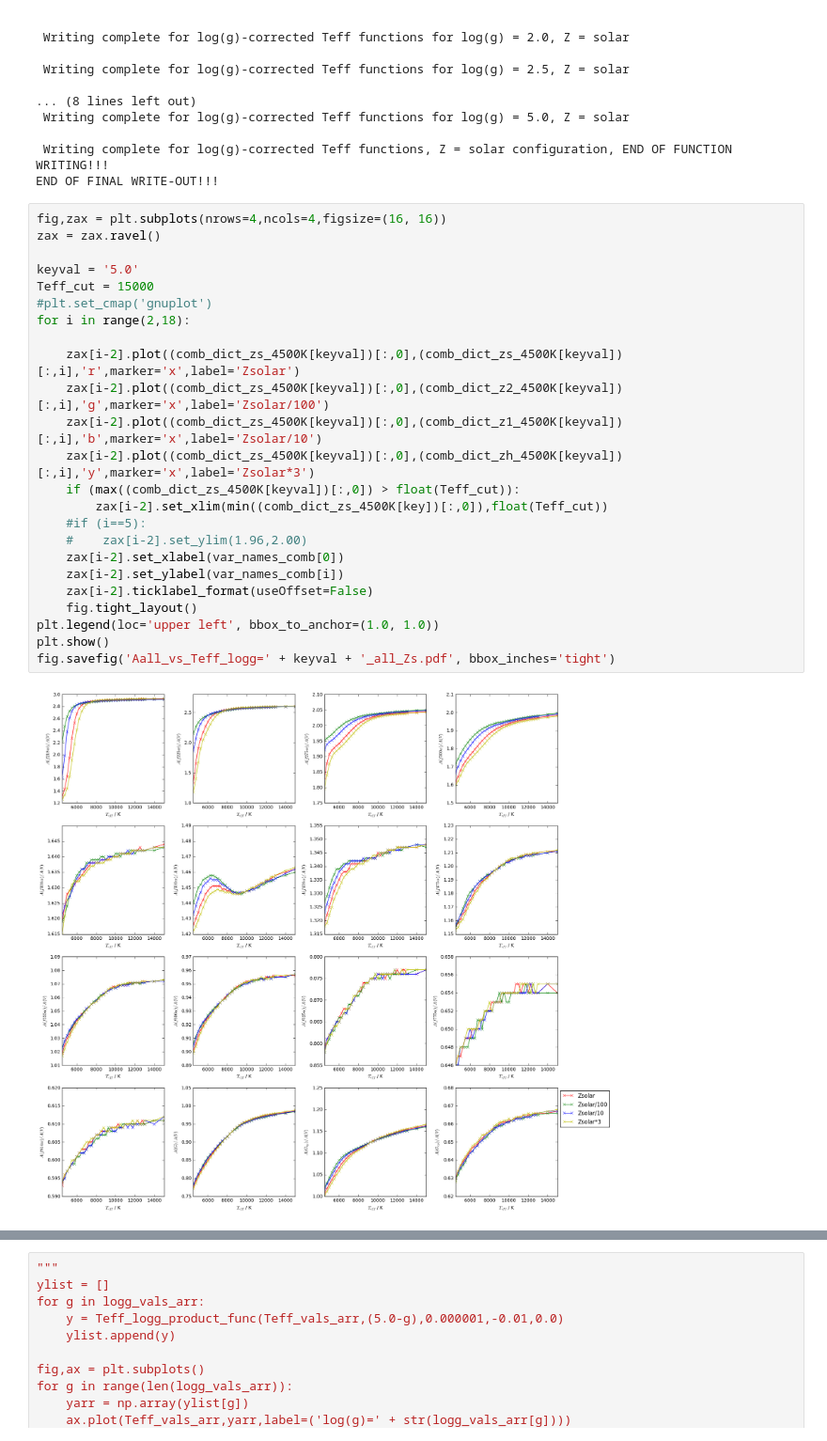
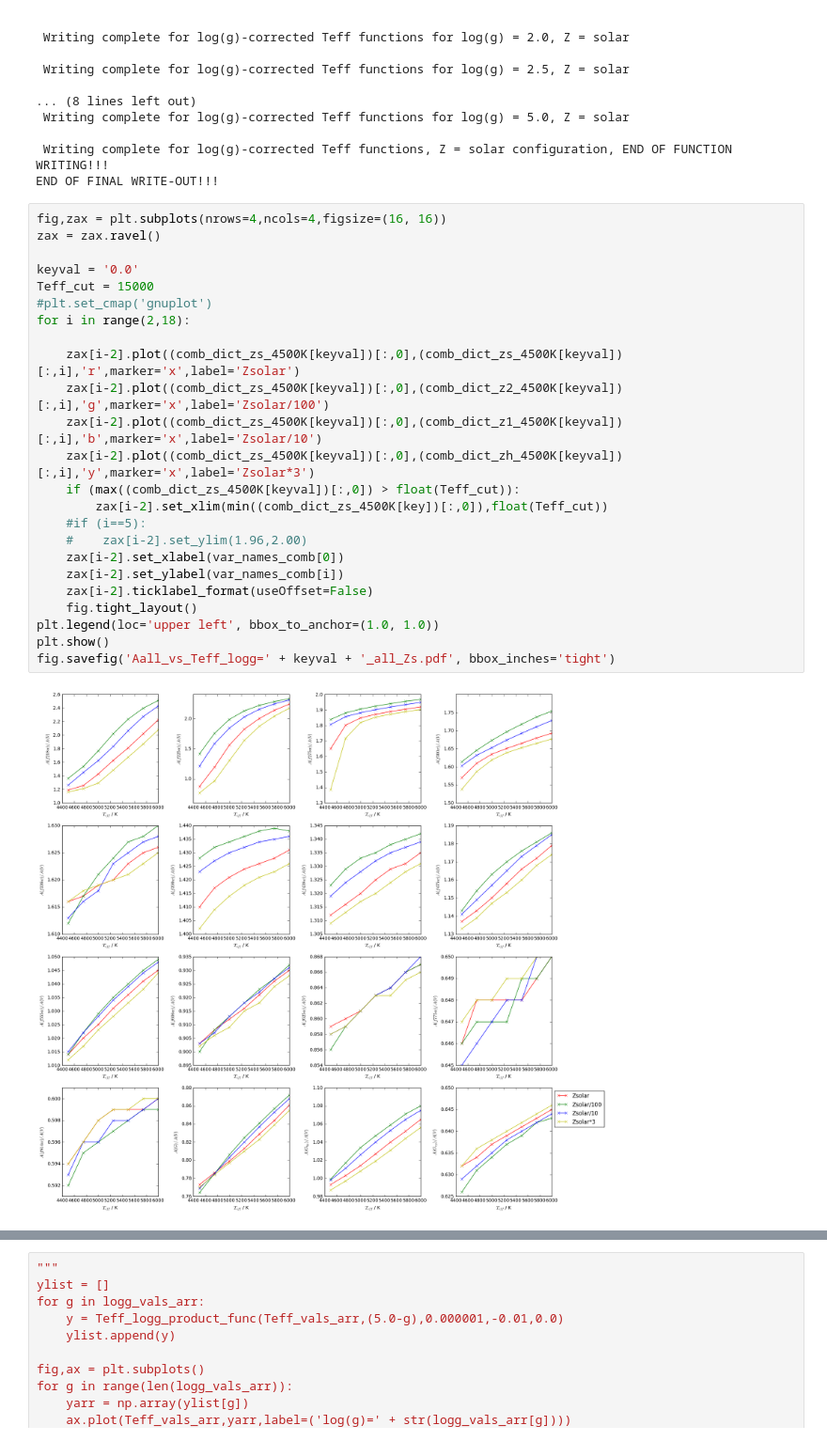
Before and after one commit to AlexlwAstro/phd_work, a Jupyter notebook: gaia_spectra_plots.ipynb, the cells around one changed output, grey strips where cells are left out. Shown at 94% size. Cells and saved outputs as stored; diff of their text form.

```diff
--- a/gaia_spectra_plots.ipynb
+++ b/gaia_spectra_plots.ipynb
@@ -1865,29 +1904,29 @@ END OF FINAL WRITE-OUT!!!
 # %%
 fig,zax = plt.subplots(nrows=4,ncols=4,figsize=(16, 16))
 zax = zax.ravel()
 
-keyval = '5.0'
+keyval = '0.0'
 Teff_cut = 15000
 #plt.set_cmap('gnuplot')
 for i in range(2,18):
 
     zax[i-2].plot((comb_dict_zs_4500K[keyval])[:,0],(comb_dict_zs_4500K[keyval])[:,i],'r',marker='x',label='Zsolar')
     zax[i-2].plot((comb_dict_zs_4500K[keyval])[:,0],(comb_dict_z2_4500K[keyval])[:,i],'g',marker='x',label='Zsolar/100')
     zax[i-2].plot((comb_dict_zs_4500K[keyval])[:,0],(comb_dict_z1_4500K[keyval])[:,i],'b',marker='x',label='Zsolar/10')
     zax[i-2].plot((comb_dict_zs_4500K[keyval])[:,0],(comb_dict_zh_4500K[keyval])[:,i],'y',marker='x',label='Zsolar*3')
     if (max((comb_dict_zs_4500K[keyval])[:,0]) > float(Teff_cut)):
         zax[i-2].set_xlim(min((comb_dict_zs_4500K[key])[:,0]),float(Teff_cut))
     #if (i==5):
     #    zax[i-2].set_ylim(1.96,2.00)
     zax[i-2].set_xlabel(var_names_comb[0])
     zax[i-2].set_ylabel(var_names_comb[i])
     zax[i-2].ticklabel_format(useOffset=False)
     fig.tight_layout()
 plt.legend(loc='upper left', bbox_to_anchor=(1.0, 1.0))
 plt.show()
 fig.savefig('Aall_vs_Teff_logg=' + keyval + '_all_Zs.pdf', bbox_inches='tight')
 # %% [output]
-[figure, old version]
+[figure, new version]
 # %%
 # log(g) ratio comparison
 lgc_keys_low = ['0.0','0.5','1.0','1.5','2.0']
```
Also changed, not shown: parts of 5 cells of this notebook, 34 other files.
